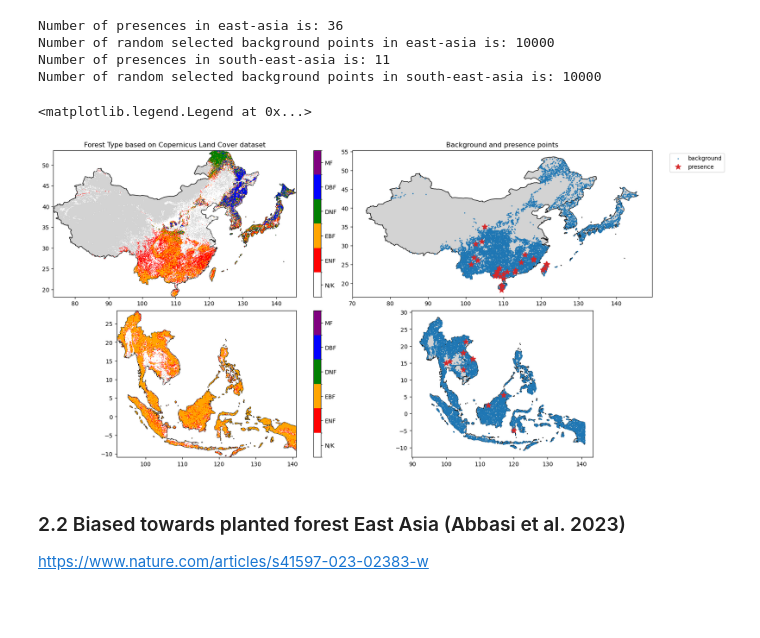
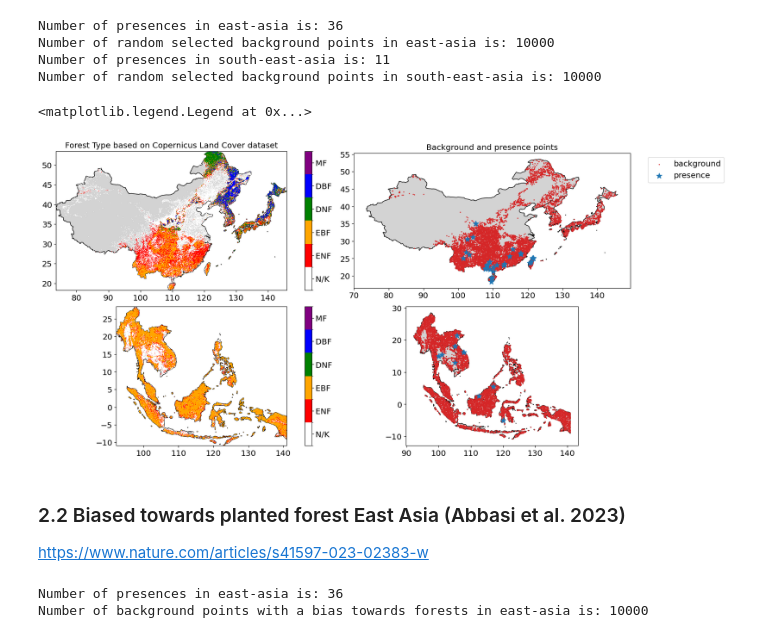
Before and after one commit to bweeding/sdm-toolbox, a Jupyter notebook: src/02_pseudo-absence.ipynb, the cells around one changed output. Saved outputs shown, nothing was run; the diff lists cells and outputs as text; code cells hidden in the pictures; blank space fills up the shorter version.

```diff
--- a/src/02_pseudo-absence.ipynb
+++ b/src/02_pseudo-absence.ipynb
@@ -33,6 +34,16 @@ import matplotlib as mpl
 import cartopy.crs as ccrs
 import cartopy.feature as cfeature
 import cartopy.io.shapereader as shapereader
+
+import warnings
+warnings.filterwarnings("ignore")
+
+params = {'legend.fontsize': 'x-large',
+         'axes.labelsize': 'x-large',
+         'axes.titlesize':'x-large',
+         'xtick.labelsize':'x-large',
+         'ytick.labelsize':'x-large'}
+plt.rcParams.update(params)
 # %%
 projection = ccrs.PlateCarree()
 
@@ -82,10 +84,8 @@ countries = gpd.read_file(shpfilename)
-# %%
-# select and combine countries in one dataframe
-gdf_countries = {}
-for region in [training, interest]:
-    gdf_countries[region] = gpd.GeoDataFrame()
-
-    for country in regions[region]:
-        cntry = countries.loc[countries['ADMIN'] == country]
-        gdf_countries[region] = pd.concat([gdf_countries[region], cntry])
+# %%
+# Load shapefiles of countries
+# select and combine countries in one dataframe
+gdf_countries = {}
+for region in [training, interest]:
+    file_path = train_path if region == training else test_path
+    gdf_countries[region] = gpd.read_file(os.path.join(file_path, '%s.shp' %region))
 # %% [markdown]
@@ -254,37 +277,37 @@ Number of random selected background points in south-east-asia is: 10000
 # fig, axes, gl = make_map(figsize=(18,6), projection=projection, res=resolution, ncols=2)
 
 nrows, ncols = 2, 2
 fig, axes = plt.subplots(figsize=(18,8), ncols=ncols, nrows=nrows, constrained_layout=True)
 
 labels = [forest_dict[x][0] for x in forest_dict.keys()]
 legend = [forest_dict[x][1] for x in forest_dict.keys()]
 
 cmap_lc = mpl.colors.ListedColormap([forest_dict[x][3] for x in forest_dict.keys()])
 # cmap.set_bad('transparent')
 norm_lc = mpl.colors.BoundaryNorm(np.arange(-0.5,6), cmap_lc.N)
 fmt = mpl.ticker.FuncFormatter(lambda x, pos: labels[norm_lc(x)])
 
 for iax in range(axes.size):
     r, c = iax // ncols, iax % ncols
     if r == 0:
         gdf_countries[training].plot(ax=axes[0, c], facecolor='lightgray', edgecolor='k')
     if r == 1:
         gdf_countries[interest].plot(ax=axes[1, c], facecolor='lightgray', edgecolor='k')
 
 pcol = land_cover_regions[training].plot(ax=axes[0, 0], cmap=cmap_lc, norm=norm_lc, add_colorbar=False, add_labels=False)
 plt.colorbar(pcol, format=fmt, ticks=np.linspace(0,5,6))
 pcol = land_cover_regions[interest].plot(ax=axes[1, 0], cmap=cmap_lc, norm=norm_lc, add_colorbar=False, add_labels=False)
 plt.colorbar(pcol, format=fmt, ticks=np.linspace(0,5,6))
 axes[0, 0].set_title('Forest Type based on Copernicus Land Cover dataset')
 
-scat = pseudoabsence_bias_land_cover[training].plot(ax=axes[0, 1], markersize=1, color='tab:blue', label='background')
-occurences[training].plot(ax=axes[0, 1], marker='*', markersize=100, color='tab:red', label='presence')
-pseudoabsence_bias_land_cover[interest].plot(ax=axes[1, 1], markersize=1, color='tab:blue', label='background')
-occurences[interest].plot(ax=axes[1, 1], marker='*', markersize=100, color='tab:red', label='presence')
+scat = pseudoabsence_bias_land_cover[training].plot(ax=axes[0, 1], markersize=1, color='tab:red', label='background')
+occurences[training].plot(ax=axes[0, 1], marker='*', markersize=100, color='tab:blue', label='presence')
+pseudoabsence_bias_land_cover[interest].plot(ax=axes[1, 1], markersize=1, color='tab:red', label='background')
+occurences[interest].plot(ax=axes[1, 1], marker='*', markersize=100, color='tab:blue', label='presence')
 axes[0, 1].set_title('Background and presence points')
 axes[0, 1].legend(bbox_to_anchor=(1.05, 1.0), loc='upper left')
 # %% [output]
 <matplotlib.legend.Legend at 0x...>
-[figure, old version]
+[figure, new version]
 # %%
 if savefig:
@@ -301,10 +340,10 @@ forest_type_dict = {
     'Eucalyptus': 1
 }
 # %%
-forest_type_bias_file = os.path.join(input_path, 'forest-type_biased_%s.tif' %region)
+forest_type_bias_file = os.path.join(train_path, 'forest-type_biased_%s.tif' %region)
 if not os.path.isfile(forest_type_bias_file):
 
-    planted_forest_file = os.path.join('zip://', data_path, 'species', 'planted-forest-east-asia', 'planted-forest-east-asia.zip')
+    planted_forest_file = os.path.join('zip://', data_path, 'planted-forest-east-asia', 'planted-forest-east-asia.zip')
 
     # planted_eucalyptus = gpd.read_file(planteplanted_forest_file, where="Genus='Eucalyptus'")
     tropical_forest = gpd.read_file(planted_forest_file, where="Biome='Tropical Forest and Savanna'", include_fields=['Biome', 'Genus', 'Type'])
@@ -341,6 +380,9 @@ pseudoabsence_bias_forest = ela.sample_bias_file(forest_type_bias_file, count=co
 
 print('Number of presences in %s is: %s' %(region, len(occurences[region])))
 print('Number of background points with a bias towards forests in %s is: %s' %(region, len(pseudoabsence_bias_forest)))
+# %% [output]
+Number of presences in east-asia is: 36
+Number of background points with a bias towards forests in east-asia is: 10000
 # %%
 # save background points to file
 pseudoabsence_bias_forest = pseudoabsence_bias_forest.to_frame(name='geometry')
```
Also changed, not shown: parts of 15 cells of this notebook, 6 other files.
